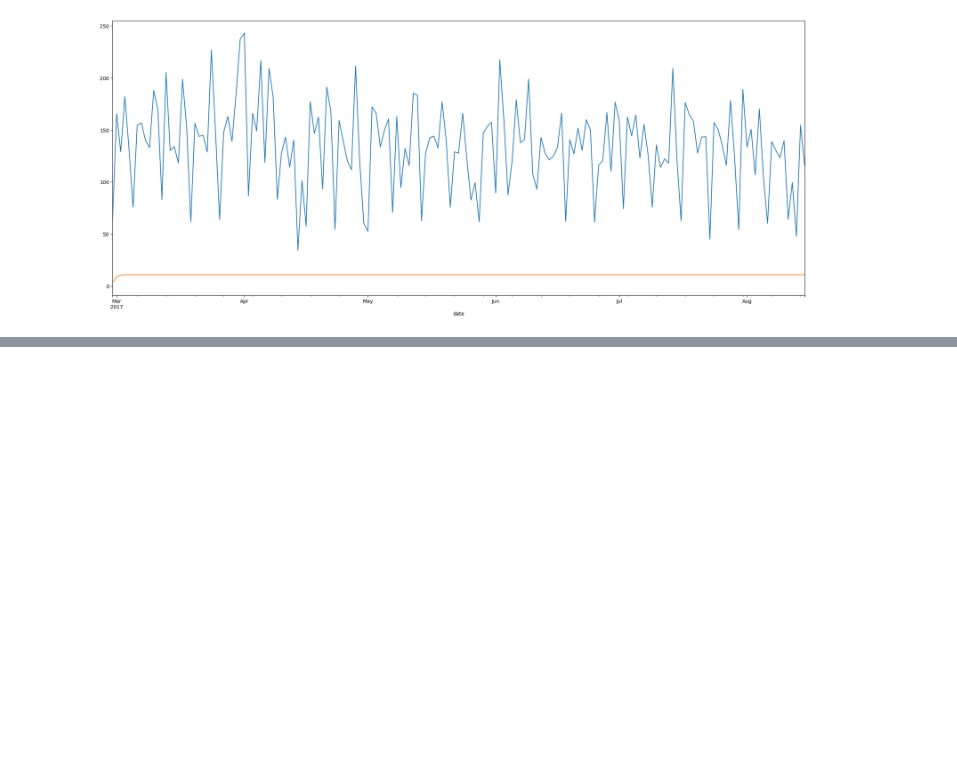
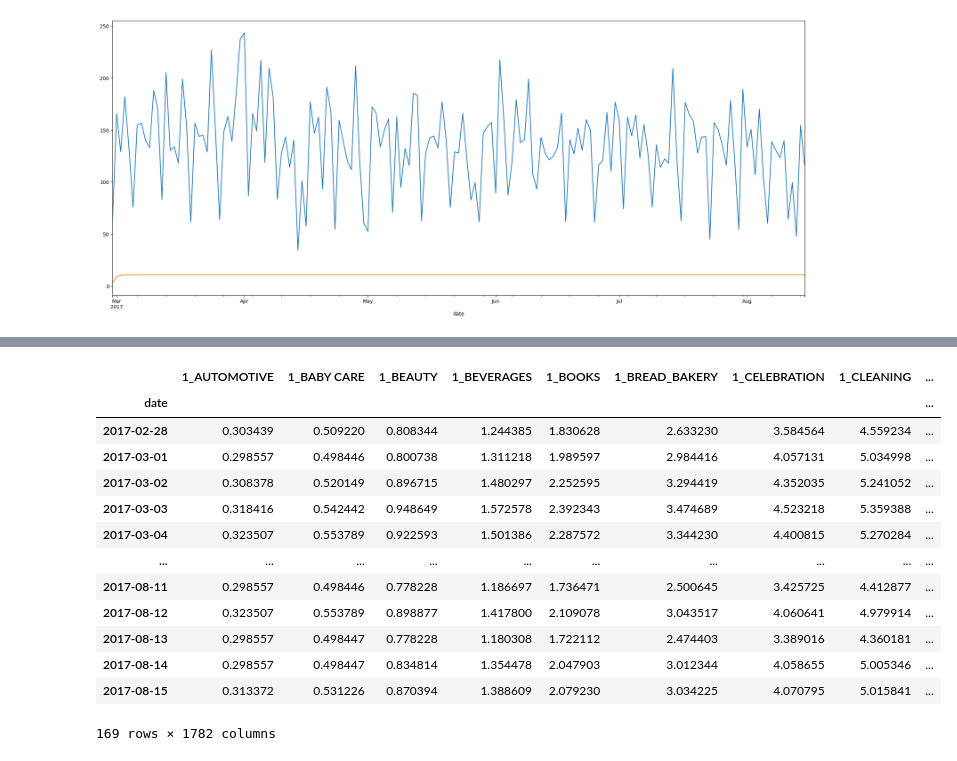
Before and after one commit to Nasibul/e-commerce, a Jupyter notebook: Advanced ARIMA/RNN & LSTM.ipynb, the cells around one changed output, grey strips where cells are left out. Drawn from its saved outputs; the diff is of its cells as text; code cells hidden in the pictures; blank space fills up the shorter version.

```diff
--- a/Advanced ARIMA/RNN & LSTM.ipynb
+++ b/Advanced ARIMA/RNN & LSTM.ipynb
@@ -731,0 +743,16 @@ RMSLE: 2.3927565185972277
+# %%
+exog = pickle.load(open('exog.pkl', 'rb'))
+scale = MinMaxScaler()
+X = train
+Y = train.shift(-1, fill_value=0)
+X_train, X_test, y_train, y_test = train_test_split(X, Y, test_size=0.10, random_state=5, shuffle=False)
+X_test_copy = X_test
+X_test_index = X_test.index
+X_train = X_train.values.reshape(X_train.shape[0], X_train.shape[1], 1)
+X_test = X_test.values.reshape(X_test.shape[0], X_test.shape[1], 1)
+y_train = y_train.values.reshape(y_train.shape[0], 1782, 1)
+y_test = y_test.values.reshape(y_test.shape[0], 1782, 1)
+print(X_train.shape)
+print(X_test.shape)
+print(y_train.shape)
+print(y_test.shape)
@@ -731,0 +764,10 @@ RMSLE: 2.3927565185972277
+# %%
+lstm = keras.models.Sequential([
+    keras.layers.LSTM(100, return_sequences=True, input_shape=[X_train.shape[1], X_train.shape[2]]),
+    keras.layers.LSTM(100, return_sequences=True),
+    keras.layers.Dense(1)
+])
+lstm.compile(loss=keras.losses.MeanSquaredLogarithmicError(), optimizer=tf.keras.optimizers.Adam())
+lstm.summary()
+lstm.fit(X_train, y_train, epochs=50, callbacks=[tensorboard])
+pred_lstm = lstm.predict(X_test)
@@ -731,0 +818,19 @@ RMSLE: 2.3927565185972277
+# %%
+pred_lstm = pred_lstm.reshape(169, 1782)
+pred = pd.DataFrame(pred_lstm, columns=train.columns, index=train.index[-169:])
+pred
+# %% [output]
+|  | 1_AUTOMOTIVE | 1_BABY CARE | 1_BEAUTY | 1_BEVERAGES | 1_BOOKS | 1_BREAD_BAKERY | 1_CELEBRATION | 1_CLEANING | ... |
+| date |  |  |  |  |  |  |  |  | ... |
+| 2017-02-28 | 0.303439 | 0.509220 | 0.808344 | 1.244385 | 1.830628 | 2.633230 | 3.584564 | 4.559234 | ... |
+| 2017-03-01 | 0.298557 | 0.498446 | 0.800738 | 1.311218 | 1.989597 | 2.984416 | 4.057131 | 5.034998 | ... |
+| 2017-03-02 | 0.308378 | 0.520149 | 0.896715 | 1.480297 | 2.252595 | 3.294419 | 4.352035 | 5.241052 | ... |
+| 2017-03-03 | 0.318416 | 0.542442 | 0.948649 | 1.572578 | 2.392343 | 3.474689 | 4.523218 | 5.359388 | ... |
+| 2017-03-04 | 0.323507 | 0.553789 | 0.922593 | 1.501386 | 2.287572 | 3.344230 | 4.400815 | 5.270284 | ... |
+| ... | ... | ... | ... | ... | ... | ... | ... | ... | ... |
+| 2017-08-11 | 0.298557 | 0.498446 | 0.778228 | 1.186697 | 1.736471 | 2.500645 | 3.425725 | 4.412877 | ... |
+| 2017-08-12 | 0.323507 | 0.553789 | 0.898877 | 1.417800 | 2.109078 | 3.043517 | 4.060641 | 4.979914 | ... |
+| 2017-08-13 | 0.298557 | 0.498447 | 0.778228 | 1.180308 | 1.722112 | 2.474403 | 3.389016 | 4.360181 | ... |
+| 2017-08-14 | 0.298557 | 0.498447 | 0.834814 | 1.354478 | 2.047903 | 3.012344 | 4.058655 | 5.005346 | ... |
+| 2017-08-15 | 0.313372 | 0.531226 | 0.870394 | 1.388609 | 2.079230 | 3.034225 | 4.070795 | 5.015841 | ... |
+169 rows × 1782 columns
```
Also changed, not shown: parts of 10 cells of this notebook, 17 other files.
